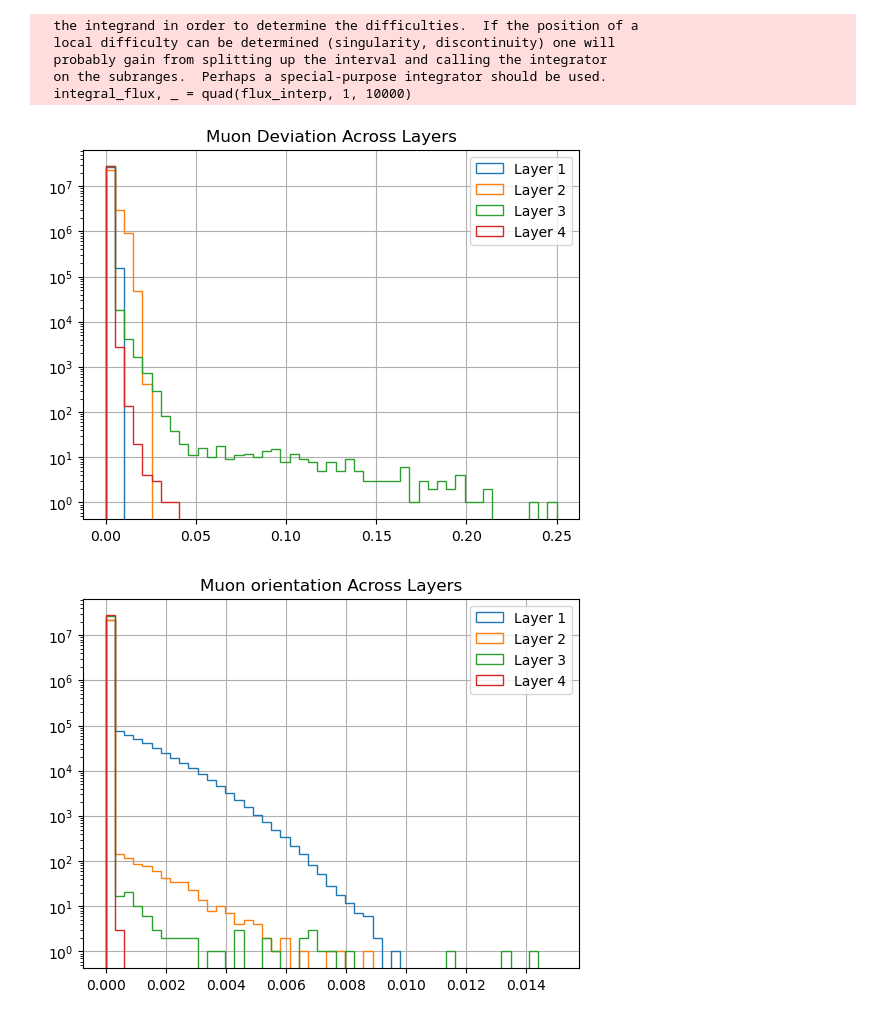
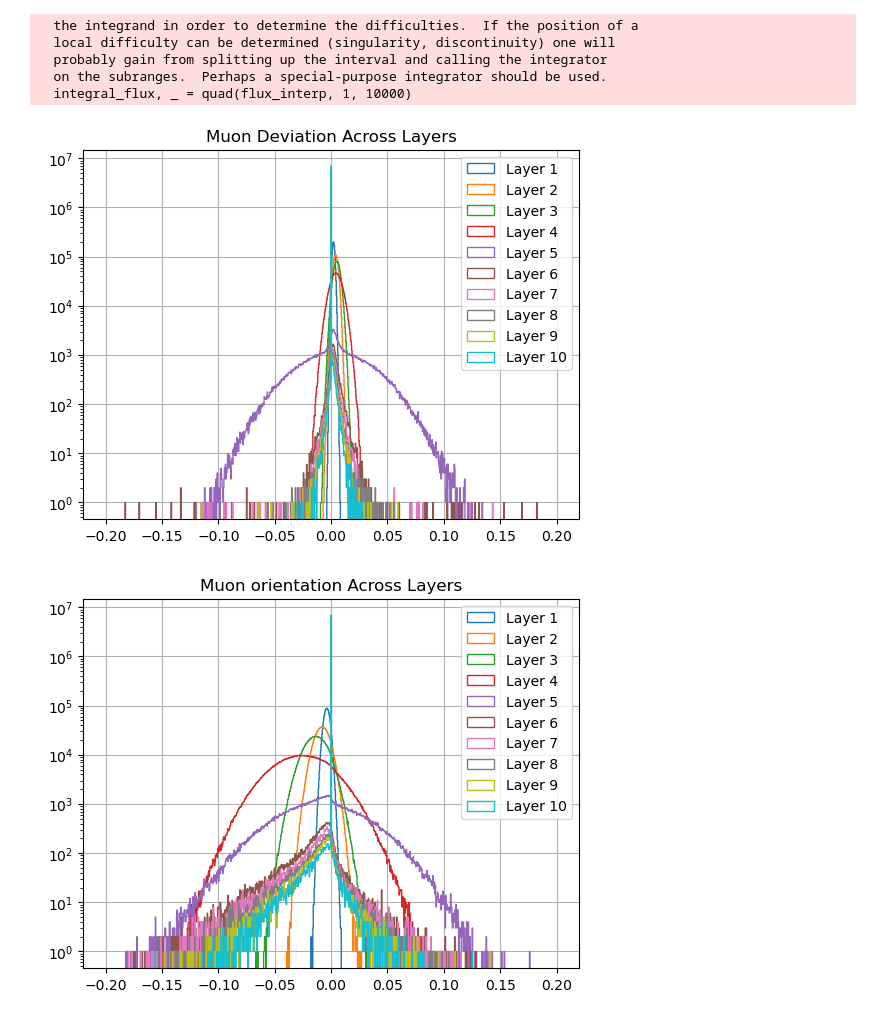
Before and after one commit to cgalelli/CR4ERMES, a Jupyter notebook: CR4ERMES.ipynb, the cells around one changed output. Cells and saved outputs as stored; diff of their text form; code cells hidden in the pictures.

```diff
--- a/CR4ERMES.ipynb
+++ b/CR4ERMES.ipynb
@@ -8,7 +8,7 @@ from scipy.integrate import quad, cumulative_trapezoid
 energies = np.logspace(0, 4, 100)[42:]
 angles_deg = np.linspace(0, 90, 10)[:-1]
 layers = np.arange(1, 21)
-radius = 1
+radius = 0.5
 # %%
 grid_x, grid_y, grid_z = np.meshgrid(energies, angles_deg, layers)
 # %%
@@ -17,11 +17,10 @@ p_angles = np.zeros_like(grid_x)
 p_angles_stdev = np.zeros_like(grid_x)
 std_dev = np.zeros_like(grid_x)
 avg_dev = np.zeros_like(grid_x)
-mesh_i = 0
 
-for i in range(len(energies)):
-    for j in range(len(angles_deg)):
-        filepath = f"build/output/muon_track_{mesh_i}.txt"
+for i, energy in enumerate(energies):
+    for j, angle in enumerate(angles_deg):
+        filepath = f"Quartz_mu-/outNuclei_{energy:.6f}_{angle}.txt"
         df = pd.read_csv(filepath, sep=r'\s+', header=0, usecols=[1, 2, 5, 6, 7],
                         names=['x', 'y', 'px', 'py', 'pz'], dtype={'x': float, 'y': float, 'px': float, 'py': float, 'pz': float})
         x_positions = df['x'].values.reshape(-1, 20)
@@ -31,8 +30,10 @@ for i in range(len(energies)):
         py = df['py'].values.reshape(-1, 20)
         pz = df['pz'].values.reshape(-1, 20)
 
-        p_angles[j][i] = np.mean(np.arctan(np.sqrt(px**2 + py**2) / pz), axis=0)
-        p_angles_stdev[j][i] = np.std(np.arctan(np.sqrt(px**2 + py**2) / pz), axis=0)
+        tans = np.divide(np.sqrt(px**2 + py**2), pz, out=np.zeros_like(tans), where=pz!=0)
+
+        p_angles[j][i] = np.nanmean(np.arctan(tans), axis=0)
+        p_angles_stdev[j][i] = np.nanstd(np.arctan(tans), axis=0)
 
         dev = np.sqrt(x_positions**2 + y_positions**2)
 
@@ -49,8 +50,6 @@ for i in range(len(energies)):
         avg_dev[j][i] = avg
 
         std_dev[j][i] = np.sqrt(np.divide(((dev - avg)**2).sum(axis=0), counts, out=np.zeros_like(sums, dtype=float), where=counts!=0))
-
-        mesh_i += 1
 # %%
 size_m2 = radius * radius * np.pi
 int_time = 60*60*12
@@ -115,8 +114,8 @@ for i in range(flux_realization):
         else:
             break
 # %%
-bins = np.linspace(0, 0.25, 50)
-for i, devv in enumerate(dev_angles.T[::5]):
+bins = np.linspace(-0.2, 0.2, 1000)
+for i, devv in enumerate(dev_angles.T[::2]):
     plt.hist(devv, bins=bins, histtype='step', label=f'Layer {i+1}')
 plt.title('Muon Deviation Across Layers')
 plt.grid()
@@ -124,15 +123,15 @@ plt.legend()
 plt.yscale('log')
 plt.show()
 # %% [output]
-[figure, old version]
+[figure, new version]
 # %%
-bins = np.linspace(0, 0.015, 50)
-for i, momentum_angle in enumerate(momentum_angles.T[::5]):
+bins = np.linspace(-0.2, 0.2, 1000)
+for i, momentum_angle in enumerate(momentum_angles.T[::2]):
     plt.hist(momentum_angle, bins=bins, histtype='step', label=f'Layer {i+1}')
 plt.title('Muon orientation Across Layers')
 plt.grid()
 plt.legend()
 plt.yscale('log')
 plt.show()
 # %% [output]
-[figure, old version]
+[figure, new version]
```
